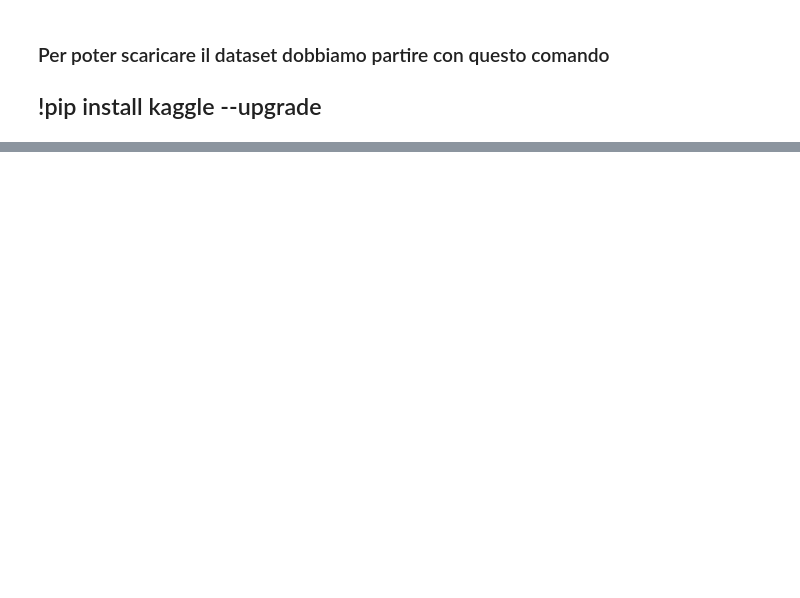
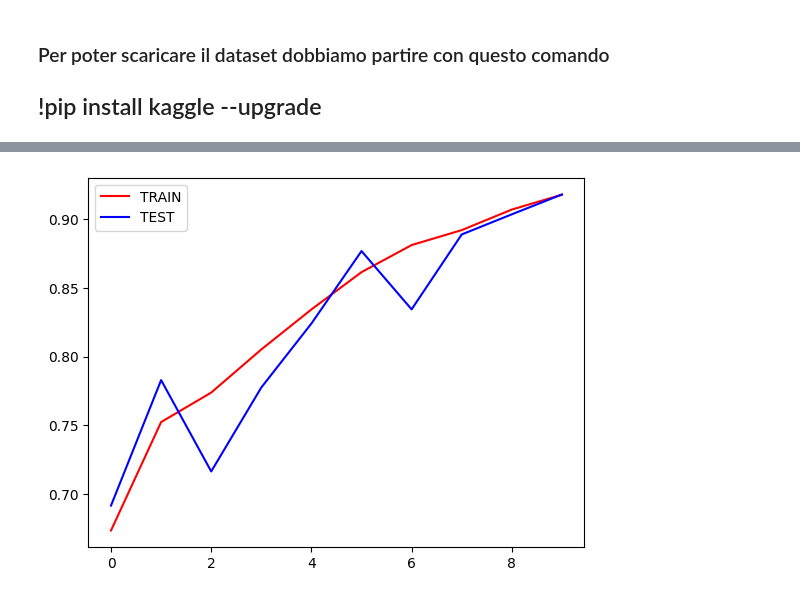
Before and after one commit to lukikkio/ML_Cats_vs_Dogs, a Jupyter notebook: model.ipynb, the cells around one changed output, grey strips where cells are left out. Saved outputs shown, nothing was run; the diff lists cells and outputs as text; code cells hidden in the pictures; blank space fills up the shorter version.

Commit message:
Modello CNN con 91.7% di accuracy

```diff
--- a/model.ipynb
+++ b/model.ipynb
@@ -137,13 +144,15 @@ Then number of dog images in validation data is 4569
 # %%
-# creiamo i generatori
-grandezza_immagine = 128
+# Settiamo i parametri
+grandezza_immagine = 256
+grandezza_batch = 32
 
+# Creiamo i generatori
 
 train_gen = keras.utils.image_dataset_from_directory(
     directory= "working/train",
     labels="inferred",
     label_mode="binary",
-    batch_size=32,
+    batch_size=grandezza_batch,
     image_size=(grandezza_immagine,grandezza_immagine)
 )
 
@@ -151,7 +160,7 @@ test_gen = keras.utils.image_dataset_from_directory(
     directory= "working/test",
     labels="inferred",
     label_mode="binary",
-    batch_size=32,
+    batch_size=grandezza_batch,
     image_size=(grandezza_immagine,grandezza_immagine)
 )
 # %% [output]
@@ -161,15 +170,19 @@ Found 9153 files belonging to 2 classes.
 # Creiamo il modello sequenziale
 modello = keras.Sequential()
 modello.add(layers.Conv2D(32, (3,3), input_shape=(grandezza_immagine,grandezza_immagine,3), activation="relu"))
+modello.add(layers.BatchNormalization())
 modello.add(layers.MaxPooling2D((2,2)))
 modello.add(layers.Conv2D(64,(3,3),activation="relu"))
+modello.add(layers.BatchNormalization())
 modello.add(layers.MaxPooling2D((2,2)))
 modello.add(layers.Conv2D(128,(3,3),activation="relu"))
+modello.add(layers.BatchNormalization())
 modello.add(layers.MaxPooling2D((2,2)))
-modello.add(layers.Conv2D(128,(3,3),activation="relu"))
+
 modello.add(layers.Flatten())
 modello.add(layers.Dense(512, activation="relu"))
-modello.add(layers.Dense(1, activation="softmax"))
+modello.add(layers.Dropout(0.2))
+modello.add(layers.Dense(1, activation="sigmoid"))
 
 # Compiliamo il modello
 modello.compile(optimizer = "adam", loss="binary_crossentropy", metrics=["accuracy"])
@@ -178,5 +209,5 @@ modello.summary()
 # %%
 # Addestriamo il modello
-modello.fit(train_gen, epochs = 10, validation_data=test_gen)
+history = modello.fit(train_gen, epochs = 10, validation_data=test_gen)
 # %% [output]
 Epoch 1/10
@@ -202,0 +233,9 @@ Epoch 10/10
+# %%
+import matplotlib.pyplot as plt
+
+plt.plot(history.history["accuracy"], color="red", label="TRAIN")
+plt.plot(history.history["val_accuracy"], color="blue", label="TEST")
+plt.legend()
+plt.show()
+# %% [output]
+[figure, added]
```
Also changed, not shown: parts of 15 cells of this notebook.
